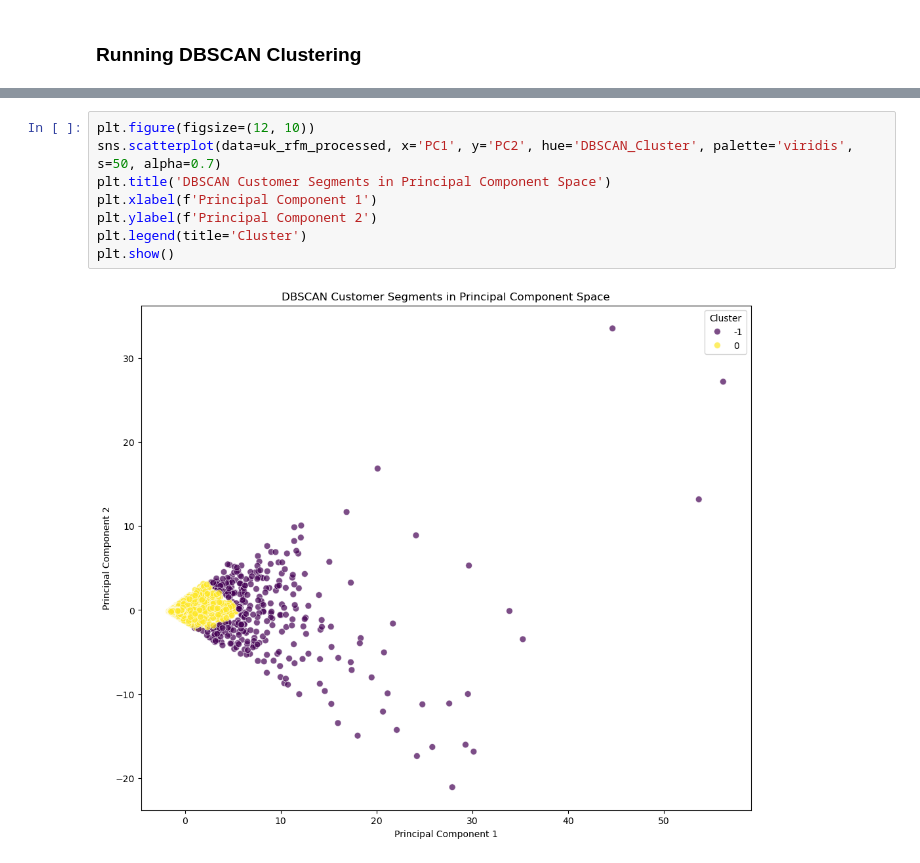
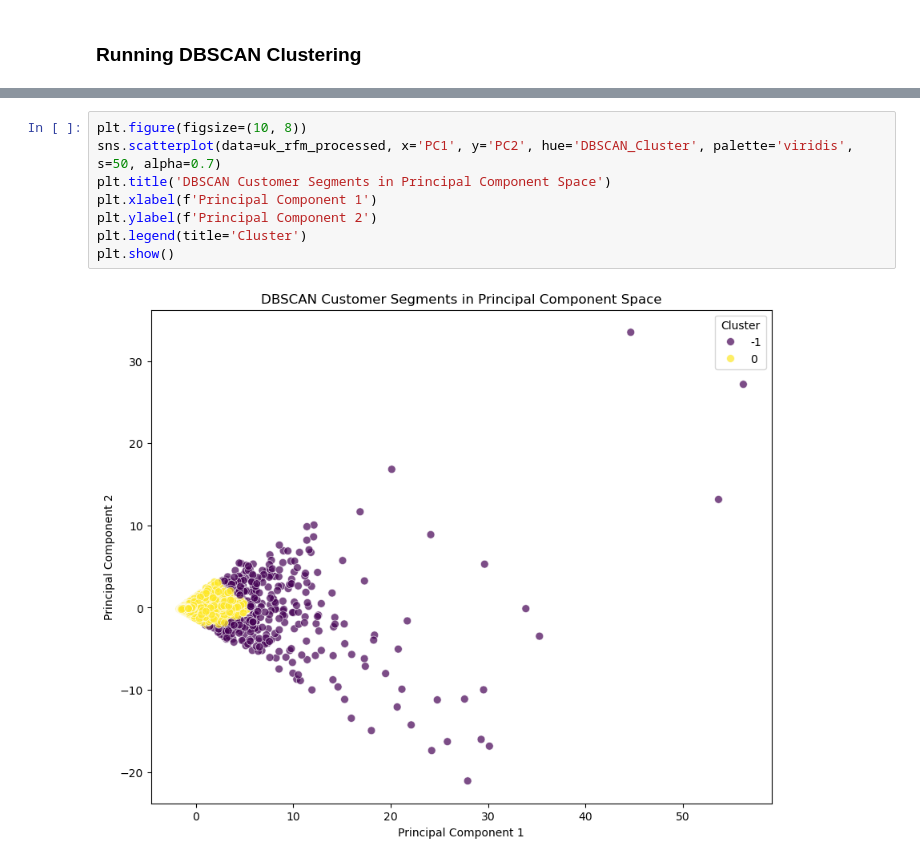
Before and after one commit to davidry777/FACETS-LLM, a Jupyter notebook: notebooks/customer_segmentation.ipynb, the cells around one changed output, grey strips where cells are left out. Saved outputs shown, nothing was run; the diff lists cells and outputs as text.

```diff
--- a/notebooks/customer_segmentation.ipynb
+++ b/notebooks/customer_segmentation.ipynb
@@ -292,12 +294,12 @@ print(f"Noise points percentage: {n_noise / len(dbscan_labels):.2%}")
 DBSCAN found 1 clusters and 329 noise points
 Noise points percentage: 6.17%
 # %%
-plt.figure(figsize=(12, 10))
+plt.figure(figsize=(10, 8))
 sns.scatterplot(data=uk_rfm_processed, x='PC1', y='PC2', hue='DBSCAN_Cluster', palette='viridis', s=50, alpha=0.7)
 plt.title('DBSCAN Customer Segments in Principal Component Space')
 plt.xlabel(f'Principal Component 1')
 plt.ylabel(f'Principal Component 2')
 plt.legend(title='Cluster')
 plt.show()
 # %% [output]
-[figure, old version]
+[figure, new version]
```
Also changed, not shown: parts of 10 cells of this notebook.
